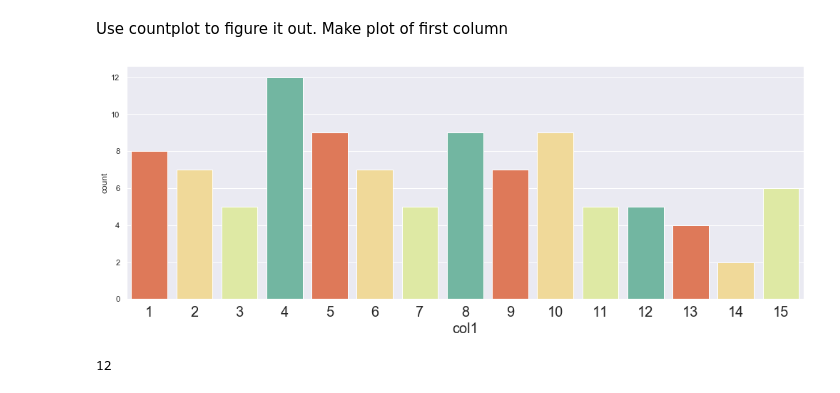
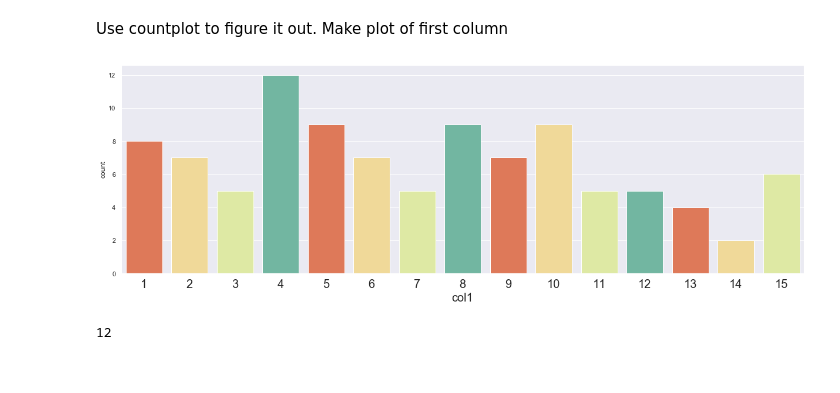
Before and after one commit to halpert3/xticklabels, a Jupyter notebook: 2_xtick_notebook.ipynb, the cells around one changed output. Saved outputs shown, nothing was run; the diff lists cells and outputs as text; code cells hidden in the pictures.

Commit message:
worked more on visualizations

```diff
--- a/2_xtick_notebook.ipynb
+++ b/2_xtick_notebook.ipynb
@@ -24,13 +24,14 @@ df.head()
 Use countplot to figure it out. Make plot of first column
 # %%
 sns.set(rc={'figure.figsize':(17, 6)})
-g = sns.countplot(x = df['col1'],
+ax = sns.countplot(x = df['col1'],
                  palette=sns.color_palette('Spectral', n_colors=4))
 plt.xticks(fontsize=20)
 plt.xlabel('col1', fontsize=20)
+plt.tight_layout()
 plt.savefig('images/fig1.png')
 # %% [output]
-[figure, old version]
+[figure, new version]
 # %%
 len(df.loc[df['col1'] == 4])
 # %% [output]
```
Also changed, not shown: parts of 7 cells of this notebook, 7 other files.
